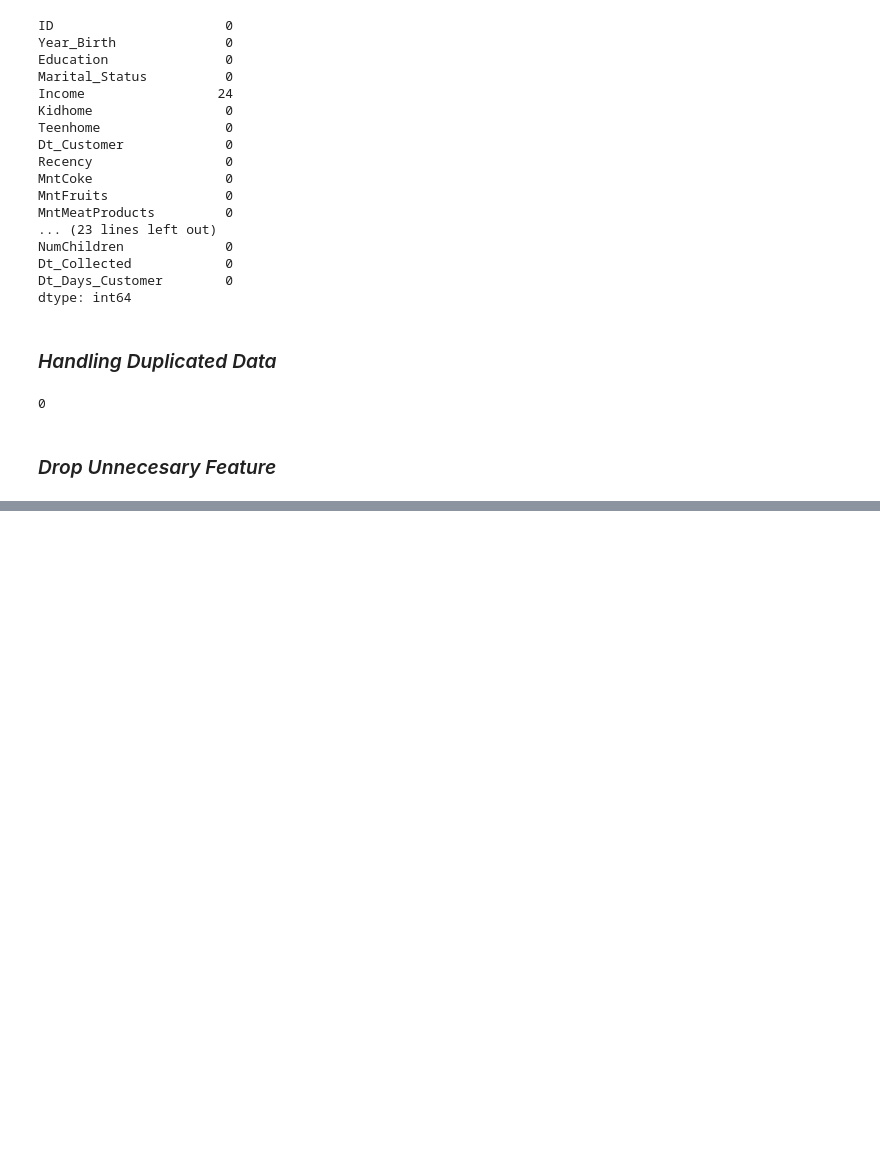
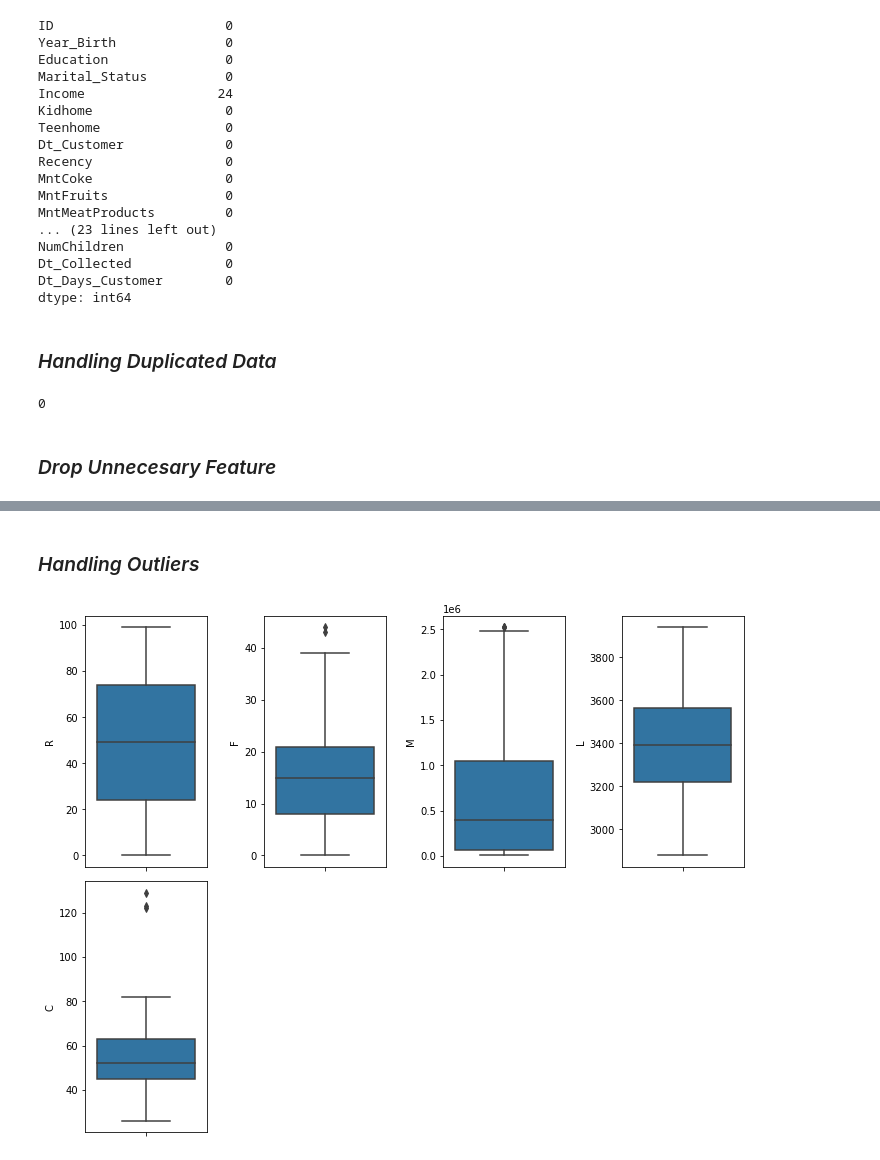
Before and after one commit to zuliusbanget/Predict-Customer-Personality-to-Boost-Marketing-Campaign-by-Using-Machine-Learning, a Jupyter notebook: 2. Data Cleaning and Preprocessing/Week 2.ipynb, the cells around one changed output, grey strips where cells are left out. Drawn from its saved outputs; the diff is of its cells as text; code cells hidden in the pictures; blank space fills up the shorter version.

```diff
--- a/2. Data Cleaning and Preprocessing/Week 2.ipynb
+++ b/2. Data Cleaning and Preprocessing/Week 2.ipynb
@@ -165,0 +238,11 @@ df.drop(['AcceptedCmp1','AcceptedCmp2','AcceptedCmp3','AcceptedCmp4','AcceptedCm
+# %% [markdown]
+### *Handling Outliers*
+# %%
+cols = df_rfm.columns
+plt.figure(figsize= (10,15))
+for i in range(len(cols)):
+    plt.subplot(4, 4, i+1)
+    sns.boxplot(y = df_rfm[cols[i]], orient='v')
+    plt.tight_layout()
+# %% [output]
+[figure, added]
```
Also changed, not shown: parts of 22 cells of this notebook.
